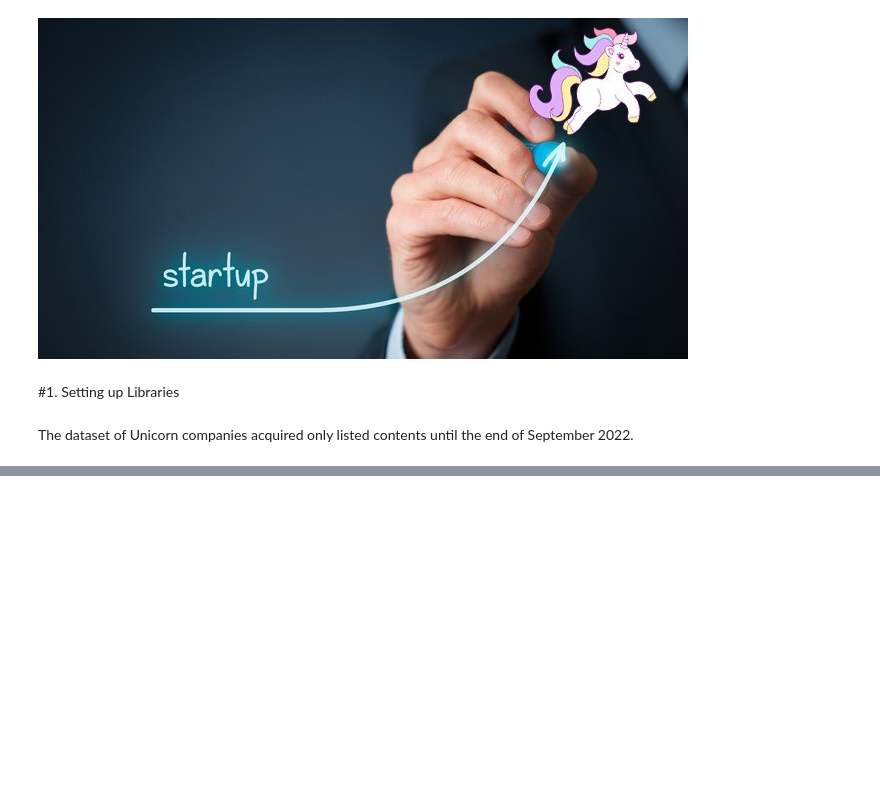
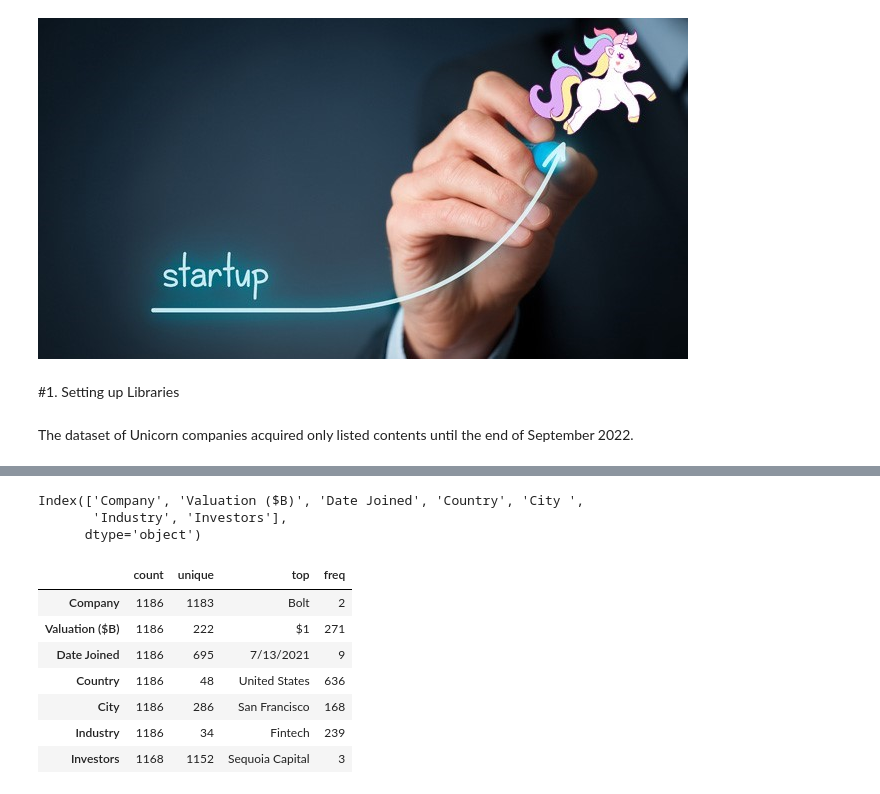
Before and after one commit to gabriel-cm-saldanha/Unicorn_Startups, a Jupyter notebook: Projeto_Unicornios.ipynb, the cells around one changed output, grey strips where cells are left out. Cells and saved outputs as stored; diff of their text form; code cells hidden in the pictures; blank space fills up the shorter version.

```diff
--- a/Projeto_Unicornios.ipynb
+++ b/Projeto_Unicornios.ipynb
@@ -42,0 +67,17 @@ df.head()
+# %%
+df.columns
+# %% [output]
+Index(['Company', 'Valuation ($B)', 'Date Joined', 'Country', 'City ',
+       'Industry', 'Investors'],
+      dtype='object')
+# %%
+df.describe(include='object').T
+# %% [output]
+|  | count | unique | top | freq |
+| Company | 1186 | 1183 | Bolt | 2 |
+| Valuation ($B) | 1186 | 222 | $1 | 271 |
+| Date Joined | 1186 | 695 | 7/13/2021 | 9 |
+| Country | 1186 | 48 | United States | 636 |
+| City | 1186 | 286 | San Francisco | 168 |
+| Industry | 1186 | 34 | Fintech | 239 |
+| Investors | 1168 | 1152 | Sequoia Capital | 3 |
```
Also changed, not shown: parts of 38 cells of this notebook.
